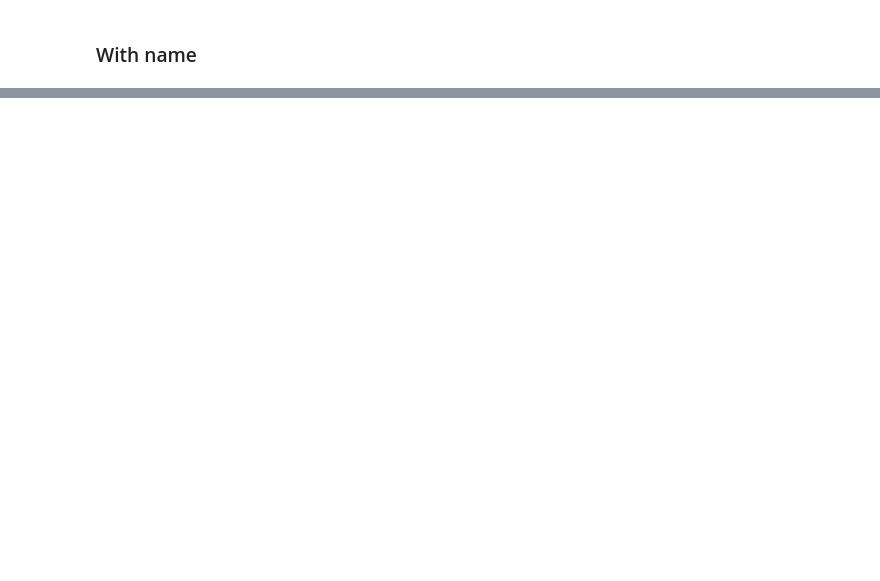
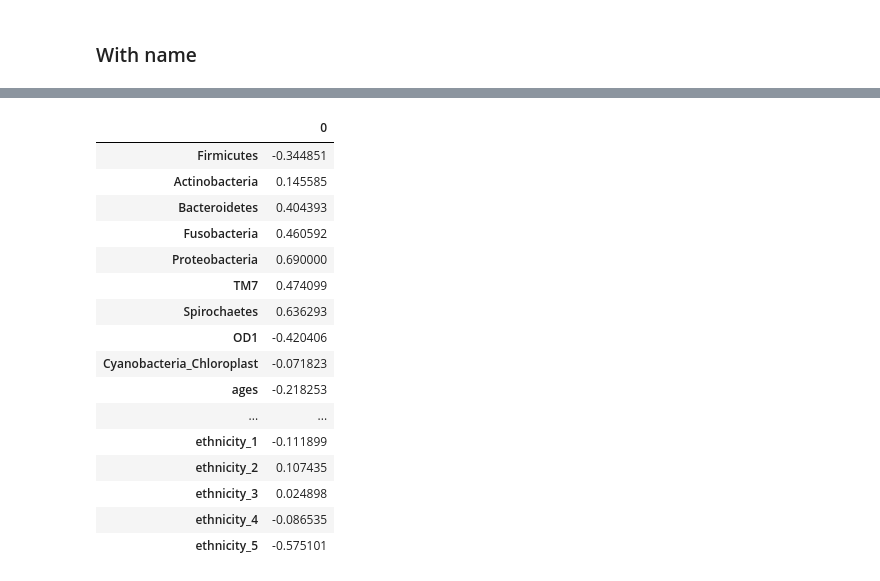
Before and after one commit to Young-won/deepbiome, a Jupyter notebook: docs/source/example_with_one_input_file.ipynb, the cells around one changed output, grey strips where cells are left out. Drawn from its saved outputs; the diff is of its cells as text; code cells hidden in the pictures; blank space fills up the shorter version.

```diff
--- a/docs/source/example_with_one_input_file.ipynb
+++ b/docs/source/example_with_one_input_file.ipynb
@@ -1220,0 +1389,24 @@ deepbiome.deepbiome_draw_phylogenetic_tree(log, network_info, path_info, num_cla
+# %%
+path_info_with_covariates = {
+    'data_info': {
+        'data_path': resource_filename('deepbiome', 'tests/data'),
+        'idx_path': resource_filename('deepbiome', 'tests/data/onefile_idx.csv'),
+        'tree_info_path': resource_filename('deepbiome', 'tests/data/genus48_dic.csv'),
+        'x_path': 'onefile_x.csv',
+        'y_path': 'classification_y.csv'
+    },
+    'model_info': {
+        'evaluation': 'eval.npy',
+        'history': 'hist.json',
+        'model_dir': './example_result/',
+        'weight': 'weight.h5'
+    },
+    'covariates_info':{
+#         'continuous_variables':'ages.csv, weights.csv',
+#         'categorical_variables':'gender.csv, ethnicity.csv',
+        'continuous_variables':','.join([resource_filename('deepbiome', 'tests/data/ages.csv'),
+                                         resource_filename('deepbiome', 'tests/data/weights.csv')]),
+        'categorical_variables':','.join([resource_filename('deepbiome', 'tests/data/gender.csv'),
+                                         resource_filename('deepbiome', 'tests/data/ethnicity.csv')]),
+    }
+}
@@ -1220,0 +1564,5 @@ deepbiome.deepbiome_draw_phylogenetic_tree(log, network_info, path_info, num_cla
+# %%
+weight_path = '%s/%s' % (prediction_path_info['model_info']['model_dir'], 'weight_0.h5')
+trained_weight_list = deepbiome.deepbiome_get_trained_weight(log, network_info_with_covariates, path_info_with_covariates,
+                                                             num_classes=1, weight_path=weight_path)
+log.info(len(trained_weight_list))
@@ -1220,0 +1575,20 @@ deepbiome.deepbiome_draw_phylogenetic_tree(log, network_info, path_info, num_cla
+# %%
+trained_weight_list[4]
+# %% [output]
+|  | 0 |
+| Firmicutes | -0.344851 |
+| Actinobacteria | 0.145585 |
+| Bacteroidetes | 0.404393 |
+| Fusobacteria | 0.460592 |
+| Proteobacteria | 0.690000 |
+| TM7 | 0.474099 |
+| Spirochaetes | 0.636293 |
+| OD1 | -0.420406 |
+| Cyanobacteria_Chloroplast | -0.071823 |
+| ages | -0.218253 |
+| ... | ... |
+| ethnicity_1 | -0.111899 |
+| ethnicity_2 | 0.107435 |
+| ethnicity_3 | 0.024898 |
+| ethnicity_4 | -0.086535 |
+| ethnicity_5 | -0.575101 |
```
Also changed, not shown: parts of 36 cells of this notebook, 10 other files.
